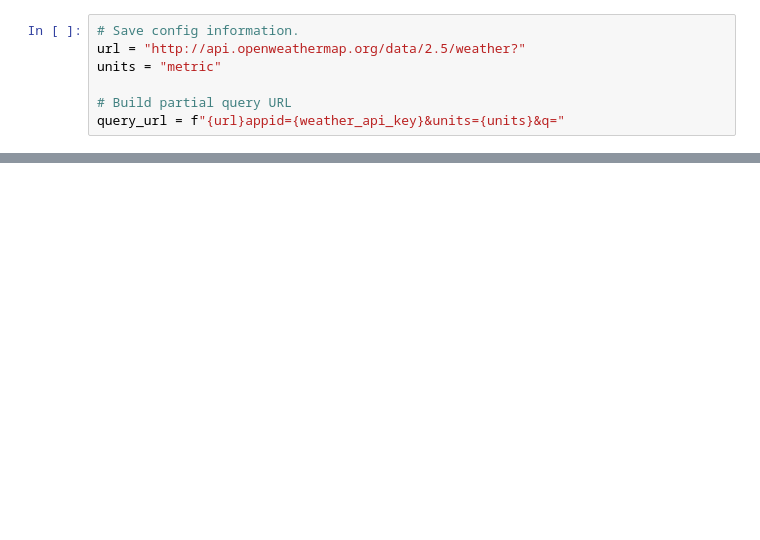
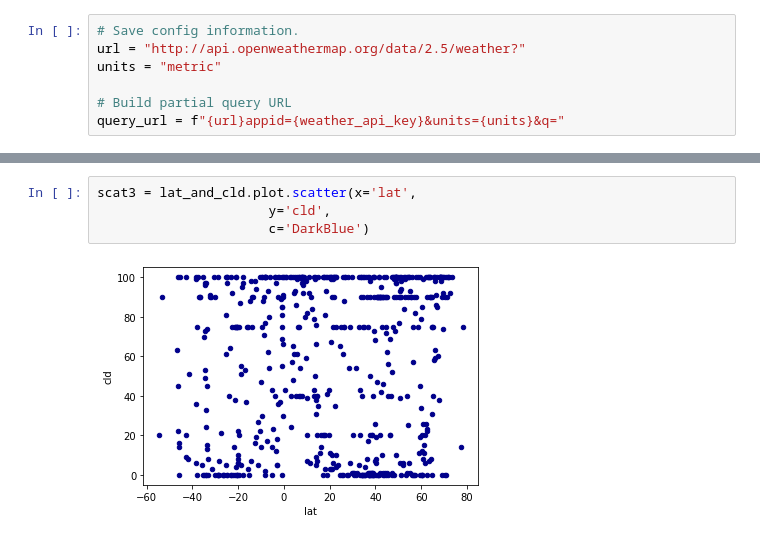
Before and after one commit to WACunninghamIV/Weather_Py, a Jupyter notebook: WeatherPy/WeatherPy.ipynb, the cells around one changed output, grey strips where cells are left out. Saved outputs shown, nothing was run; the diff lists cells and outputs as text; blank space fills up the shorter version.

```diff
--- a/WeatherPy/WeatherPy.ipynb
+++ b/WeatherPy/WeatherPy.ipynb
@@ -152,0 +152,6 @@ from config import weather_api_key
+# %%
+scat3 = lat_and_cld.plot.scatter(x='lat',
+                      y='cld',
+                      c='DarkBlue')
+# %% [output]
+[figure, added]
```
Also changed, not shown: parts of 20 cells of this notebook.
